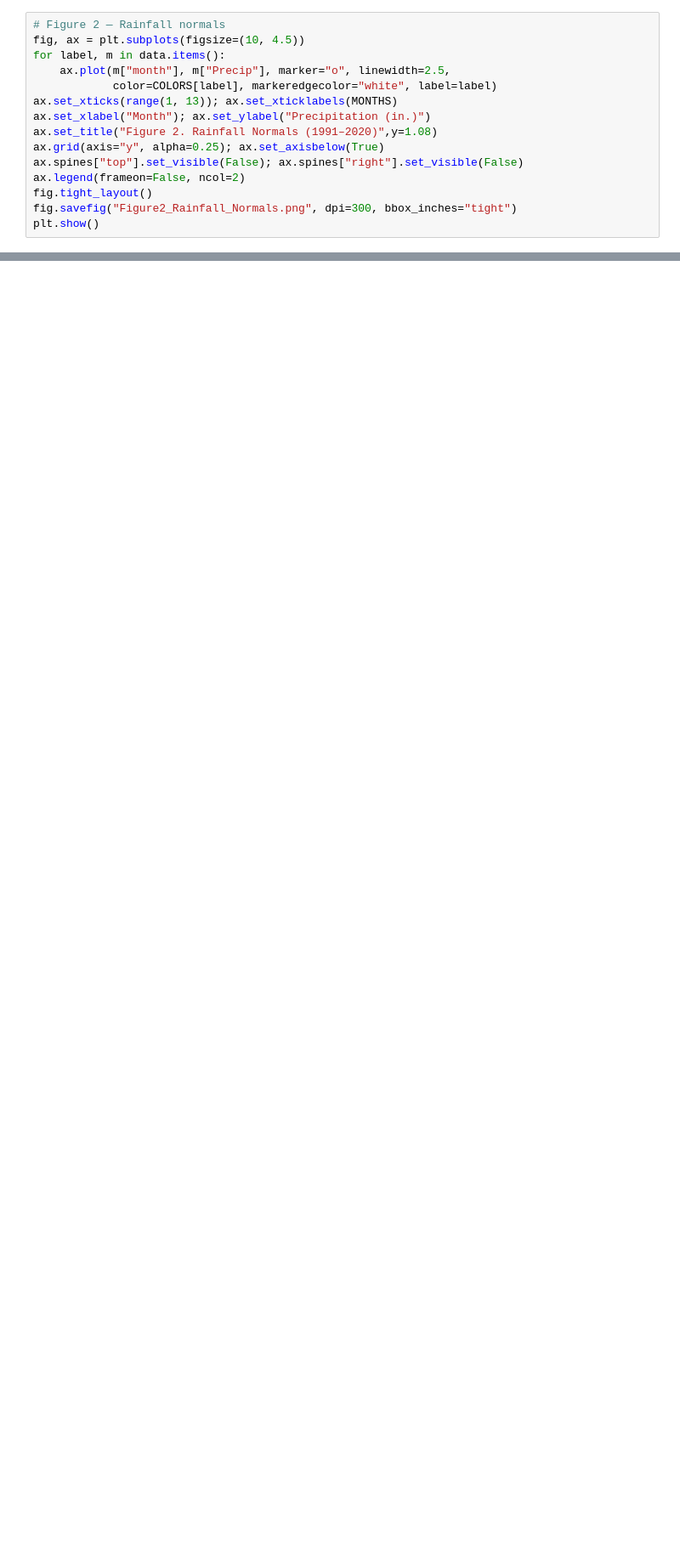
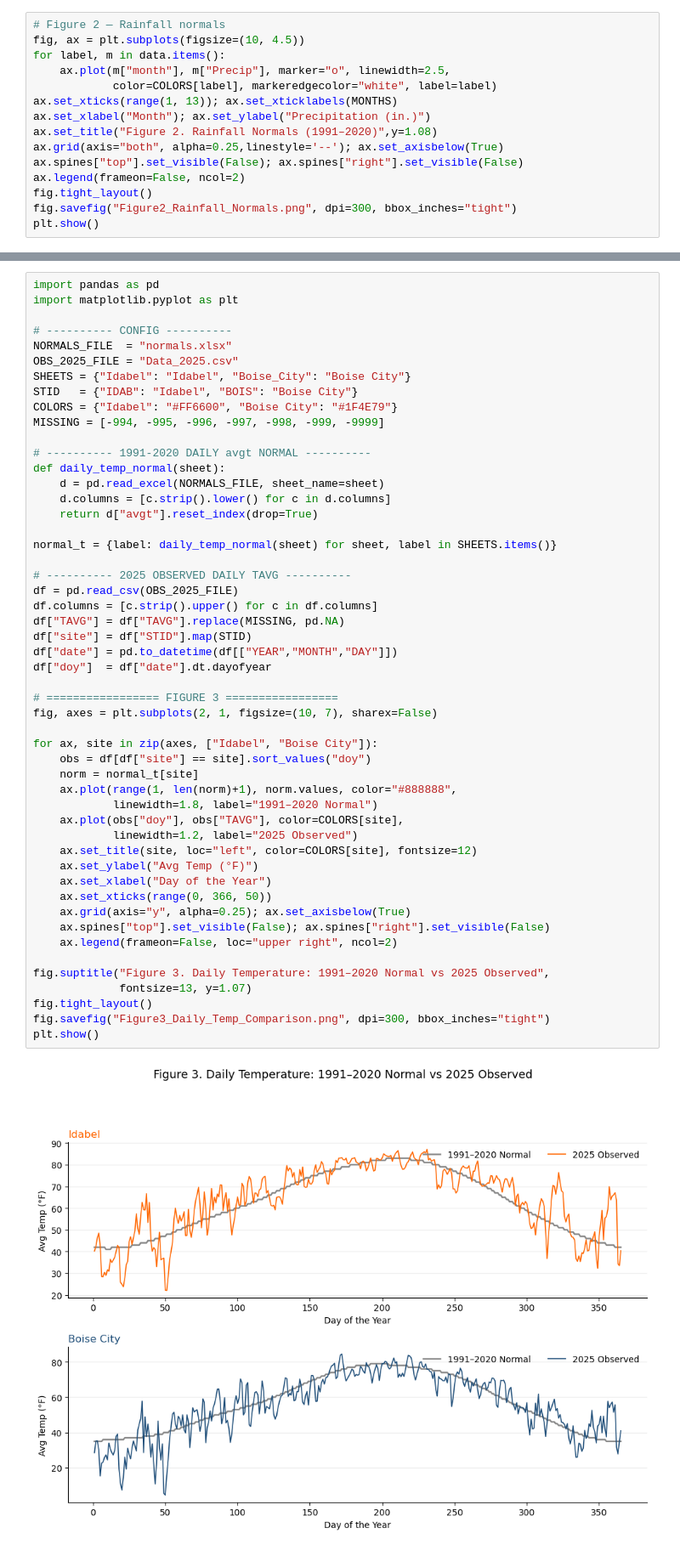
Before and after one commit to damponsah20/FS, a Jupyter notebook: Fact-Sheet_codes.ipynb, the cells around one changed output, grey strips where cells are left out. Shown at 85% size. Saved outputs shown, nothing was run; the diff lists cells and outputs as text; blank space fills up the shorter version.

```diff
--- a/Fact-Sheet_codes.ipynb
+++ b/Fact-Sheet_codes.ipynb
@@ -49,7 +49,7 @@ for label, m in data.items():
 ax.set_xticks(range(1, 13)); ax.set_xticklabels(MONTHS)
 ax.set_xlabel("Month"); ax.set_ylabel("Precipitation (in.)")
 ax.set_title("Figure 2. Rainfall Normals (1991–2020)",y=1.08)
-ax.grid(axis="y", alpha=0.25); ax.set_axisbelow(True)
+ax.grid(axis="both", alpha=0.25,linestyle='--'); ax.set_axisbelow(True)
 ax.spines["top"].set_visible(False); ax.spines["right"].set_visible(False)
 ax.legend(frameon=False, ncol=2)
 fig.tight_layout()
@@ -57,3 +57,56 @@ fig.savefig("Figure2_Rainfall_Normals.png", dpi=300, bbox_inches="tight")
 plt.show()
 # %% [output]
 [figure]
+# %%
+import pandas as pd
+import matplotlib.pyplot as plt
+
+# ---------- CONFIG ----------
+NORMALS_FILE  = "normals.xlsx"
+OBS_2025_FILE = "Data_2025.csv"
+SHEETS = {"Idabel": "Idabel", "Boise_City": "Boise City"}
+STID   = {"IDAB": "Idabel", "BOIS": "Boise City"}
+COLORS = {"Idabel": "#FF6600", "Boise City": "#1F4E79"}
+MISSING = [-994, -995, -996, -997, -998, -999, -9999]
+
+# ---------- 1991-2020 DAILY avgt NORMAL ----------
+def daily_temp_normal(sheet):
+    d = pd.read_excel(NORMALS_FILE, sheet_name=sheet)
+    d.columns = [c.strip().lower() for c in d.columns]
+    return d["avgt"].reset_index(drop=True)
+
+normal_t = {label: daily_temp_normal(sheet) for sheet, label in SHEETS.items()}
+
+# ---------- 2025 OBSERVED DAILY TAVG ----------
+df = pd.read_csv(OBS_2025_FILE)
+df.columns = [c.strip().upper() for c in df.columns]
+df["TAVG"] = df["TAVG"].replace(MISSING, pd.NA)
+df["site"] = df["STID"].map(STID)
+df["date"] = pd.to_datetime(df[["YEAR","MONTH","DAY"]])
+df["doy"]  = df["date"].dt.dayofyear
+
+# ================= FIGURE 3 =================
+fig, axes = plt.subplots(2, 1, figsize=(10, 7), sharex=False)
+
+for ax, site in zip(axes, ["Idabel", "Boise City"]):
+    obs = df[df["site"] == site].sort_values("doy")
+    norm = normal_t[site]
+    ax.plot(range(1, len(norm)+1), norm.values, color="#888888",
+            linewidth=1.8, label="1991–2020 Normal")
+    ax.plot(obs["doy"], obs["TAVG"], color=COLORS[site],
+            linewidth=1.2, label="2025 Observed")
+    ax.set_title(site, loc="left", color=COLORS[site], fontsize=12)
+    ax.set_ylabel("Avg Temp (°F)")
+    ax.set_xlabel("Day of the Year")
+    ax.set_xticks(range(0, 366, 50))
+    ax.grid(axis="y", alpha=0.25); ax.set_axisbelow(True)
+    ax.spines["top"].set_visible(False); ax.spines["right"].set_visible(False)
+    ax.legend(frameon=False, loc="upper right", ncol=2)
+
+fig.suptitle("Figure 3. Daily Temperature: 1991–2020 Normal vs 2025 Observed",
+             fontsize=13, y=1.07)
+fig.tight_layout()
+fig.savefig("Figure3_Daily_Temp_Comparison.png", dpi=300, bbox_inches="tight")
+plt.show()
+# %% [output]
+[figure, added]
```
Also changed, not shown: parts of 4 cells of this notebook, 6 other files.
